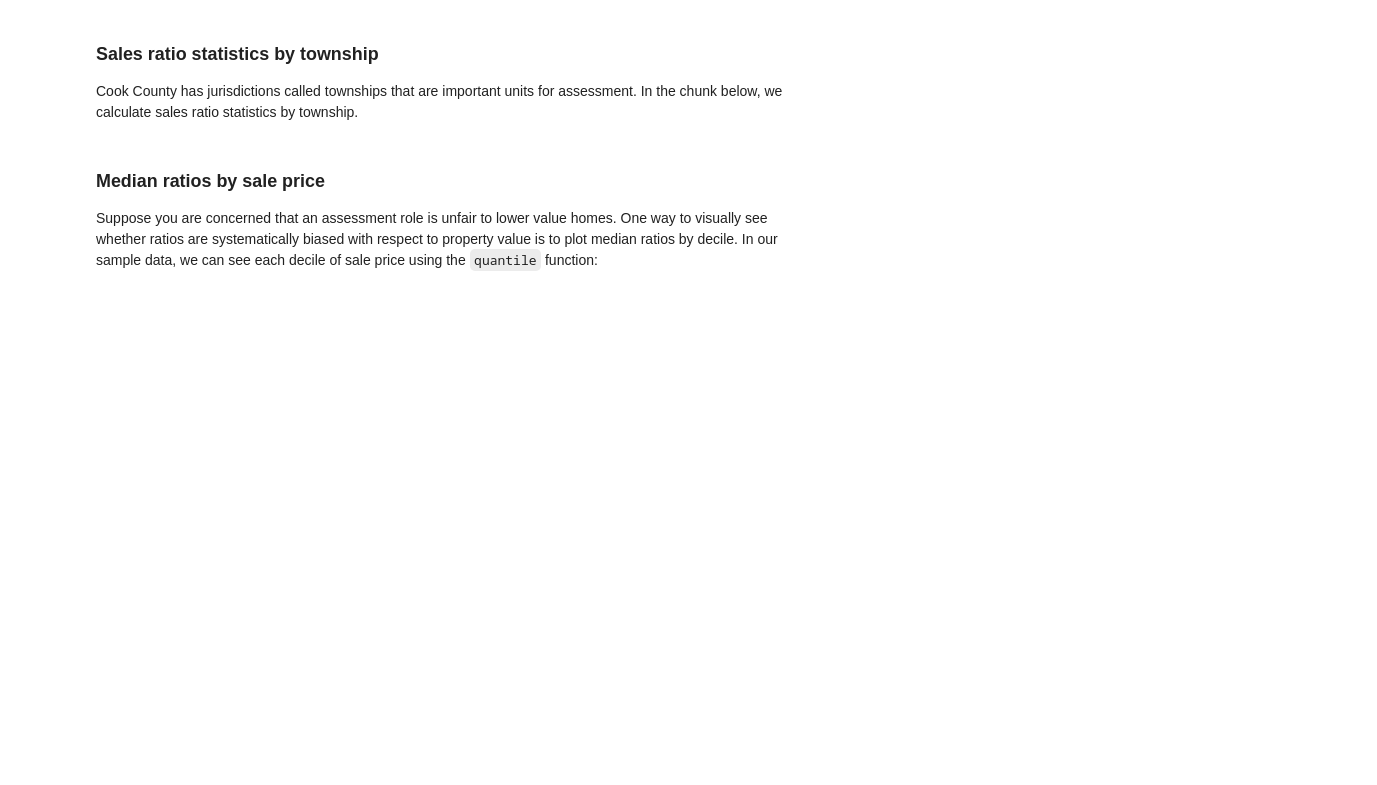
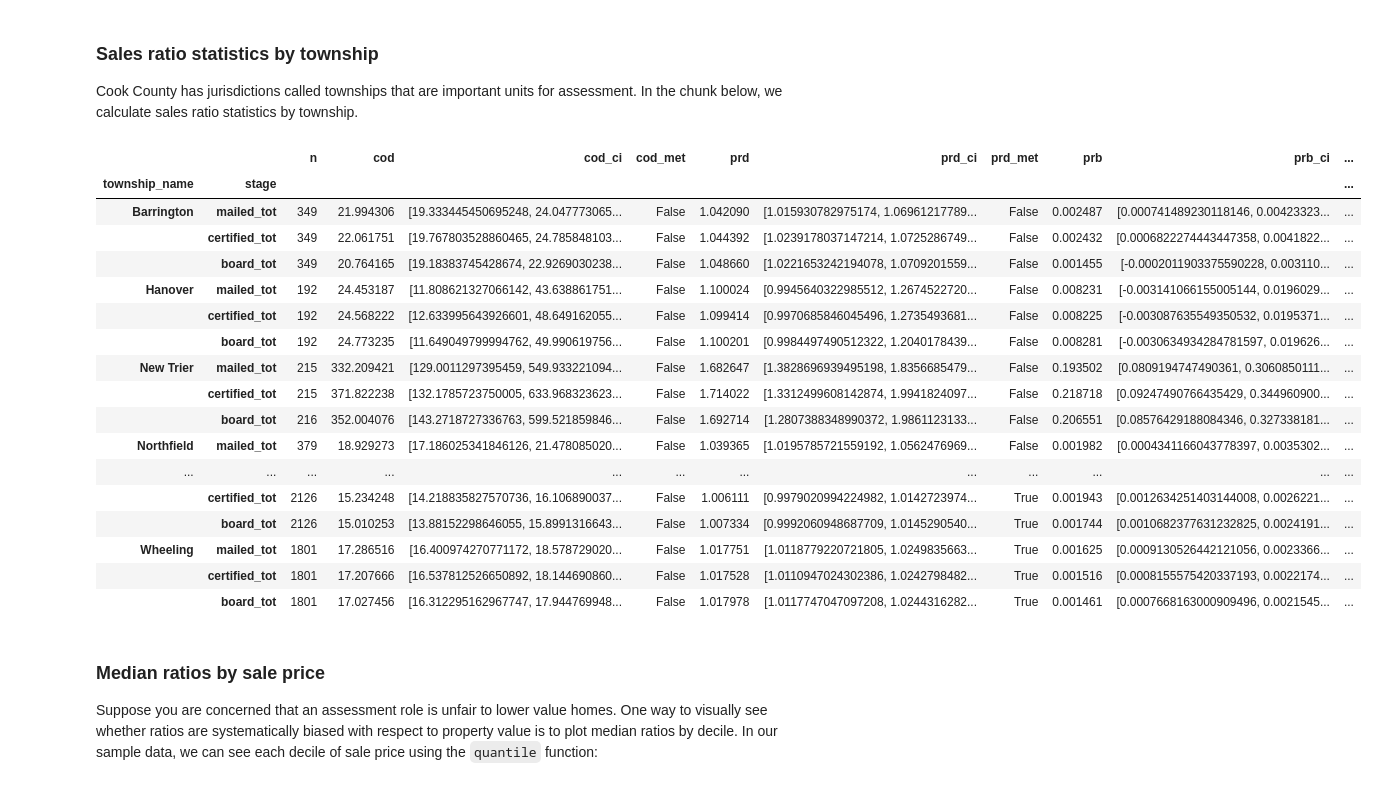
Before and after one commit to ccao-data/assesspy, a Jupyter notebook: docs/source/notebooks/example-ratio-study.ipynb, the cells around one changed output. Saved outputs shown, nothing was run; the diff lists cells and outputs as text; code cells hidden in the pictures; blank space fills up the shorter version.

```diff
--- a/docs/source/notebooks/example-ratio-study.ipynb
+++ b/docs/source/notebooks/example-ratio-study.ipynb
@@ -117,31 +117,50 @@ Cook County has jurisdictions called townships that are important units for asse
 # %%
 import numpy as np
 import assesspy as ap
 
 # For each town and stage, calculate COD, PRD, and PRB, and their respective
 # confidence intervals then arrange by town name and stage of assessment
 town_stats = combined[combined.assessed > 0]
 town_stats['stage'] = town_stats.stage.astype('category').cat.reorder_categories(['mailed_tot', 'certified_tot', 'board_tot'])
 town_stats = town_stats.groupby(["township_name", "stage"]).apply(
         lambda x: pd.Series({
             'n':np.size(x['pin']),
             'cod':ap.cod(ratio = x['ratio']),
             'cod_ci':ap.cod_ci(ratio = x['ratio']),
-            'prd':ap.prd(assessed = x['assessed'], sale_price = x['sale_price']),
-            'prd_ci':ap.prd_ci(assessed = x['assessed'], sale_price = x['sale_price']),
-            'prb':ap.prb(assessed = x['assessed'], sale_price = x['sale_price'])
+            'prd':ap.prd(x['assessed'], x['sale_price']),
+            'prd_ci':ap.prd_ci(x['assessed'], x['sale_price']),
+            'prb':ap.prb(x['assessed'], x['sale_price'])
             })
         )
 
 town_stats['prb_ci'] = town_stats.prb.str['95% ci']
 town_stats['prb'] = town_stats.prb.str['prb']
 town_stats['cod_met'] = town_stats.cod.apply(ap.cod_met)
 town_stats['prd_met'] = town_stats.prd.apply(ap.prd_met)
 town_stats['prb_met'] = town_stats.prb.apply(ap.prb_met)
 town_stats = town_stats[['n', 'cod', 'cod_ci', 'cod_met', 'prd', 'prd_ci', 'prd_met', 'prb', 'prb_ci', 'prb_met']]
 town_stats = town_stats[town_stats['n'] >= 70]
 
 town_stats
+# %% [output]
+|  |  | n | cod | cod_ci | cod_met | prd | prd_ci | prd_met | prb | prb_ci | ... |
+| township_name | stage |  |  |  |  |  |  |  |  |  | ... |
+| Barrington | mailed_tot | 349 | 21.994306 | [19.333445450695248, 24.047773065... | False | 1.042090 | [1.015930782975174, 1.06961217789... | False | 0.002487 | [0.000741489230118146, 0.00423323... | ... |
+|  | certified_tot | 349 | 22.061751 | [19.767803528860465, 24.785848103... | False | 1.044392 | [1.0239178037147214, 1.0725286749... | False | 0.002432 | [0.0006822274443447358, 0.0041822... | ... |
+|  | board_tot | 349 | 20.764165 | [19.18383745428674, 22.9269030238... | False | 1.048660 | [1.0221653242194078, 1.0709201559... | False | 0.001455 | [-0.0002011903375590228, 0.003110... | ... |
+| Hanover | mailed_tot | 192 | 24.453187 | [11.808621327066142, 43.638861751... | False | 1.100024 | [0.9945640322985512, 1.2674522720... | False | 0.008231 | [-0.003141066155005144, 0.0196029... | ... |
+|  | certified_tot | 192 | 24.568222 | [12.633995643926601, 48.649162055... | False | 1.099414 | [0.9970685846045496, 1.2735493681... | False | 0.008225 | [-0.003087635549350532, 0.0195371... | ... |
+|  | board_tot | 192 | 24.773235 | [11.649049799994762, 49.990619756... | False | 1.100201 | [0.9984497490512322, 1.2040178439... | False | 0.008281 | [-0.0030634934284781597, 0.019626... | ... |
+| New Trier | mailed_tot | 215 | 332.209421 | [129.0011297395459, 549.933221094... | False | 1.682647 | [1.3828696939495198, 1.8356685479... | False | 0.193502 | [0.0809194747490361, 0.3060850111... | ... |
+|  | certified_tot | 215 | 371.822238 | [132.1785723750005, 633.968323623... | False | 1.714022 | [1.3312499608142874, 1.9941824097... | False | 0.218718 | [0.09247490766435429, 0.344960900... | ... |
+|  | board_tot | 216 | 352.004076 | [143.2718727336763, 599.521859846... | False | 1.692714 | [1.2807388348990372, 1.9861123133... | False | 0.206551 | [0.08576429188084346, 0.327338181... | ... |
+| Northfield | mailed_tot | 379 | 18.929273 | [17.186025341846126, 21.478085020... | False | 1.039365 | [1.0195785721559192, 1.0562476969... | False | 0.001982 | [0.0004341166043778397, 0.0035302... | ... |
+| ... | ... | ... | ... | ... | ... | ... | ... | ... | ... | ... | ... |
+|  | certified_tot | 2126 | 15.234248 | [14.218835827570736, 16.106890037... | False | 1.006111 | [0.9979020994224982, 1.0142723974... | True | 0.001943 | [0.0012634251403144008, 0.0026221... | ... |
+|  | board_tot | 2126 | 15.010253 | [13.88152298646055, 15.8991316643... | False | 1.007334 | [0.9992060948687709, 1.0145290540... | True | 0.001744 | [0.0010682377631232825, 0.0024191... | ... |
+| Wheeling | mailed_tot | 1801 | 17.286516 | [16.400974270771172, 18.578729020... | False | 1.017751 | [1.0118779220721805, 1.0249835663... | True | 0.001625 | [0.0009130526442121056, 0.0023366... | ... |
+|  | certified_tot | 1801 | 17.207666 | [16.537812526650892, 18.144690860... | False | 1.017528 | [1.0110947024302386, 1.0242798482... | True | 0.001516 | [0.0008155575420337193, 0.0022174... | ... |
+|  | board_tot | 1801 | 17.027456 | [16.312295162967747, 17.944769948... | False | 1.017978 | [1.0117747047097208, 1.0244316282... | True | 0.001461 | [0.0007668163000909496, 0.0021545... | ... |
 # %% [markdown]
 ### Median ratios by sale price
 
```
Also changed, not shown: parts of 3 cells of this notebook.
